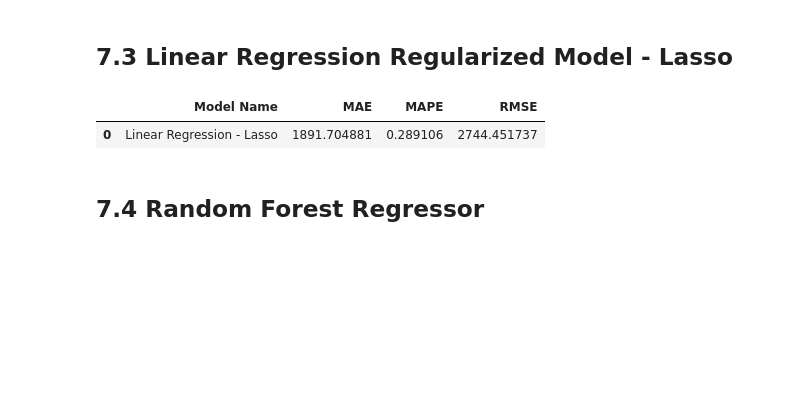
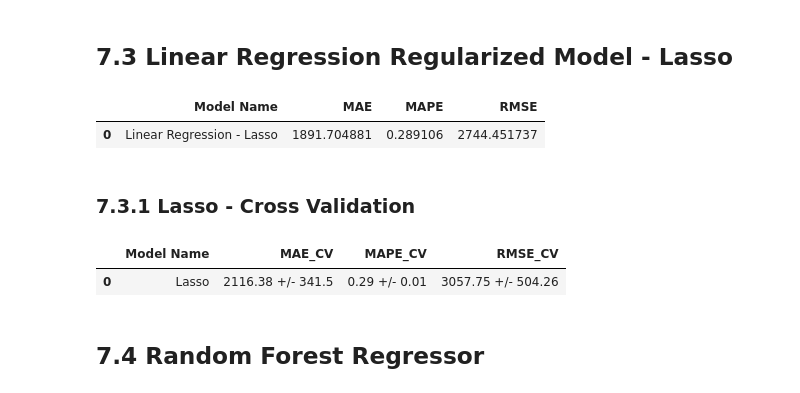
Before and after one commit to joaovitor-oliveira/RossmannSales, a Jupyter notebook: store_sales_prediction.ipynb, the cells around one changed output. Saved outputs shown, nothing was run; the diff lists cells and outputs as text; code cells hidden in the pictures; blank space fills up the shorter version.

```diff
--- a/store_sales_prediction.ipynb
+++ b/store_sales_prediction.ipynb
@@ -900,10 +959,10 @@ lr_result
 ## 7.3 Linear Regression Regularized Model - Lasso
 # %%
 # model
-lrr = Lasso(alpha=0.01).fit(X_train2, y_train)
+lrr = Lasso(alpha=0.01).fit(x_train, y_train)
 
 # prediction
-yhat_lrr = lrr.predict(X_test2)
+yhat_lrr = lrr.predict(x_test)
 
 # performance
 lrr_result = ml_error("Linear Regression - Lasso", np.expm1(y_test), np.expm1(yhat_lrr))
@@ -911,6 +970,14 @@ lrr_result
 # %% [output]
 |  | Model Name | MAE | MAPE | RMSE |
 | 0 | Linear Regression - Lasso | 1891.704881 | 0.289106 | 2744.451737 |
+# %% [markdown]
+### 7.3.1 Lasso - Cross Validation
+# %%
+lrr_result_cv = cross_validation(x_training, 5, "Lasso", lrr, verbose=False)
+lrr_result_cv
+# %% [output]
+|  | Model Name | MAE_CV | MAPE_CV | RMSE_CV |
+| 0 | Lasso | 2116.38 +/- 341.5 | 0.29 +/- 0.01 | 3057.75 +/- 504.26 |
 # %% [markdown]
 ## 7.4 Random Forest Regressor
 # %%
```
Also changed, not shown: parts of 18 cells of this notebook.
